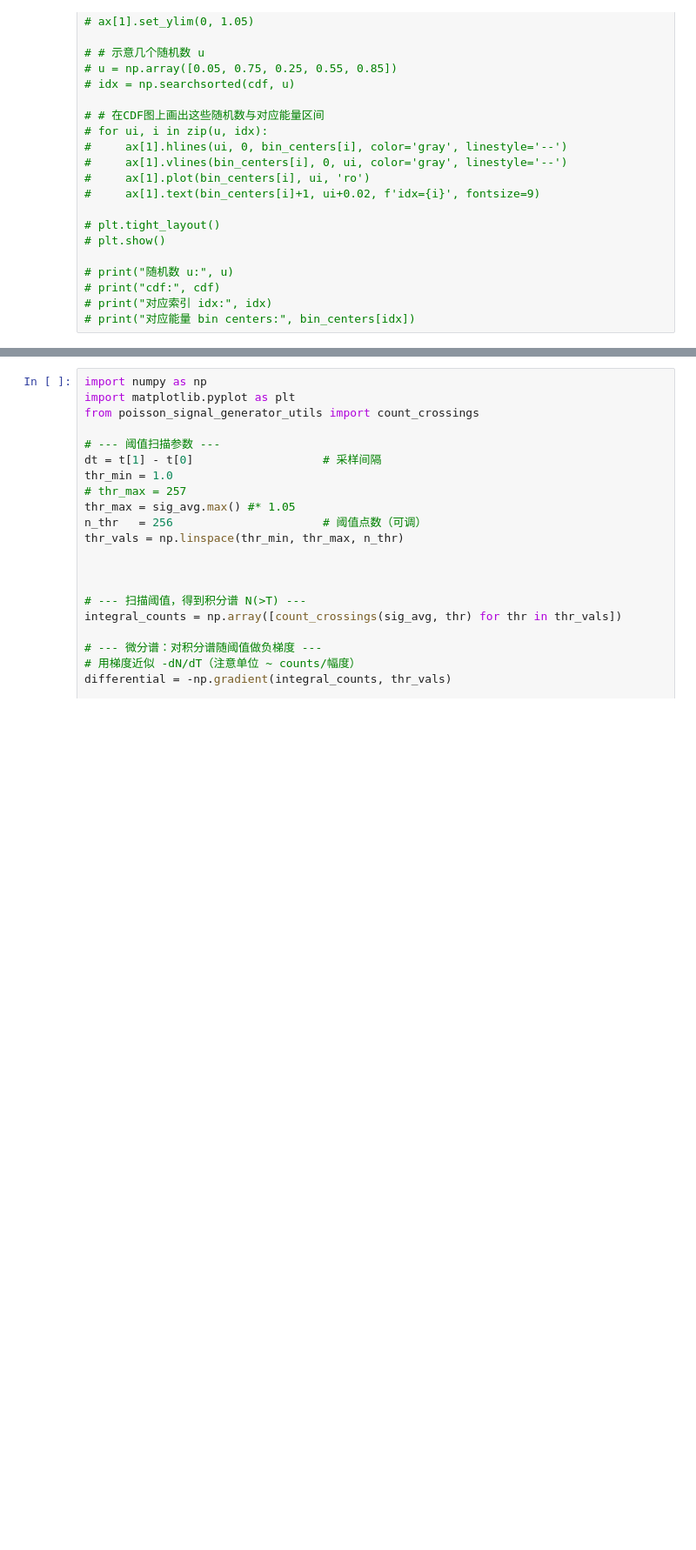
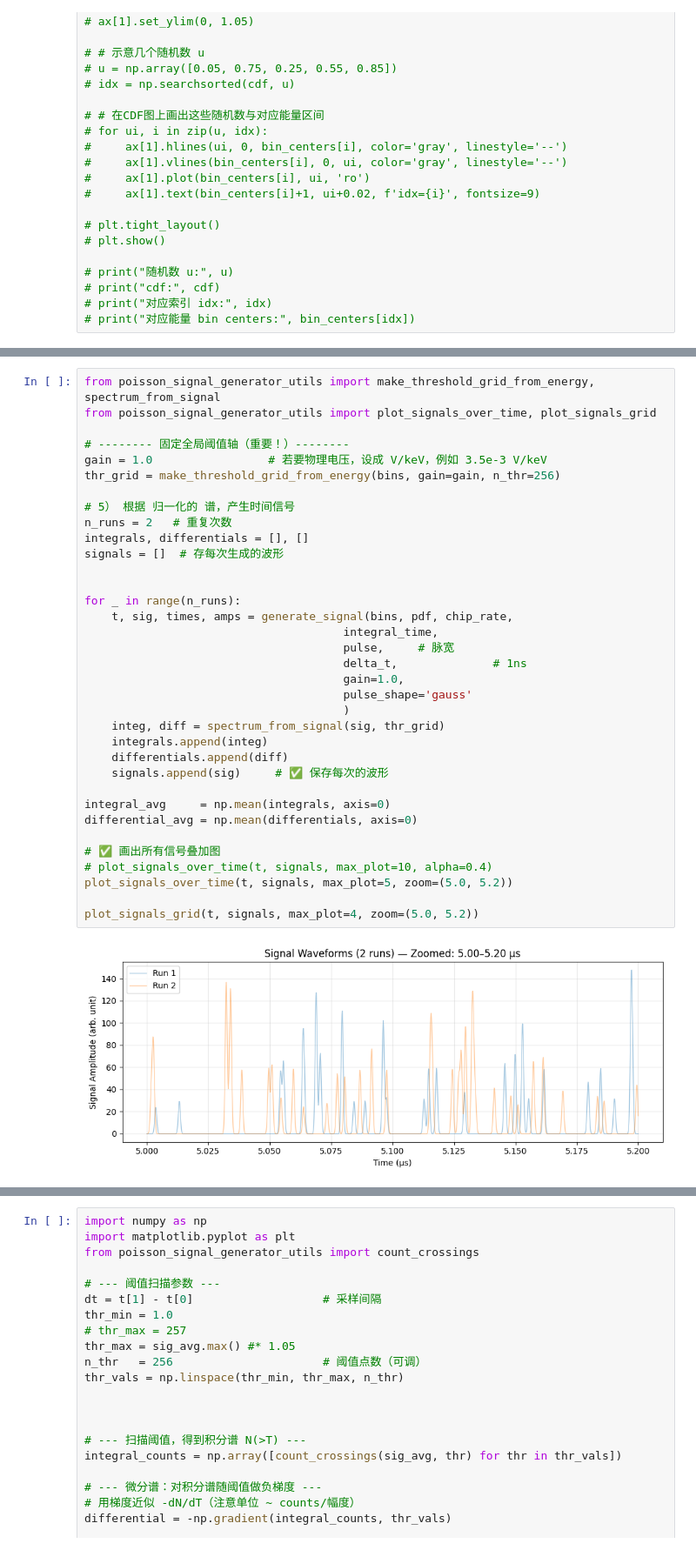
Before and after one commit to lifei-china/PhotonDetector, a Jupyter notebook: poisson_signal_generator.ipynb, the cells around one changed output, grey strips where cells are left out. Shown at 87% size. Cells and saved outputs as stored; diff of their text form; blank space fills up the shorter version.

```diff
--- a/poisson_signal_generator.ipynb
+++ b/poisson_signal_generator.ipynb
@@ -126,0 +89,37 @@ differential_avg = np.mean(differentials, axis=0)
+# %%
+from poisson_signal_generator_utils import make_threshold_grid_from_energy, spectrum_from_signal
+from poisson_signal_generator_utils import plot_signals_over_time, plot_signals_grid
+
+# -------- 固定全局阈值轴（重要！）--------
+gain = 1.0                 # 若要物理电压，设成 V/keV，例如 3.5e-3 V/keV
+thr_grid = make_threshold_grid_from_energy(bins, gain=gain, n_thr=256)
+
+# 5） 根据 归一化的 谱，产生时间信号
+n_runs = 2   # 重复次数
+integrals, differentials = [], []
+signals = []  # 存每次生成的波形
+
+
+for _ in range(n_runs):
+    t, sig, times, amps = generate_signal(bins, pdf, chip_rate,
+                                      integral_time,
+                                      pulse,     # 脉宽
+                                      delta_t,              # 1ns
+                                      gain=1.0,
+                                      pulse_shape='gauss'
+                                      )
+    integ, diff = spectrum_from_signal(sig, thr_grid)
+    integrals.append(integ)
+    differentials.append(diff)
+    signals.append(sig)     # ✅ 保存每次的波形
+
+integral_avg     = np.mean(integrals, axis=0)
+differential_avg = np.mean(differentials, axis=0)
+
+# ✅ 画出所有信号叠加图
+# plot_signals_over_time(t, signals, max_plot=10, alpha=0.4)
+plot_signals_over_time(t, signals, max_plot=5, zoom=(5.0, 5.2))
+
+plot_signals_grid(t, signals, max_plot=4, zoom=(5.0, 5.2))
+# %% [output]
+[figure, added]
```
Also changed, not shown: parts of 6 cells of this notebook, 4 other files.
